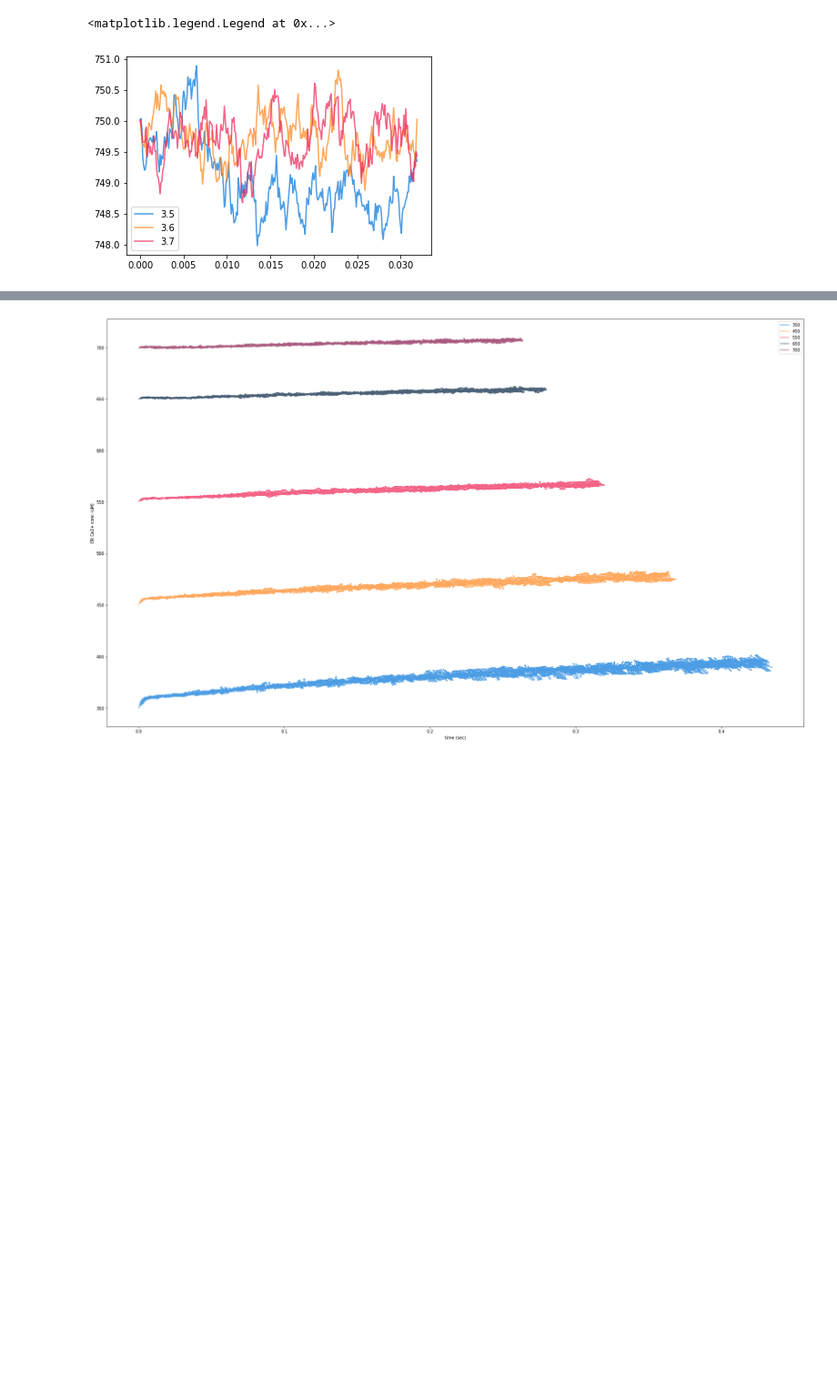
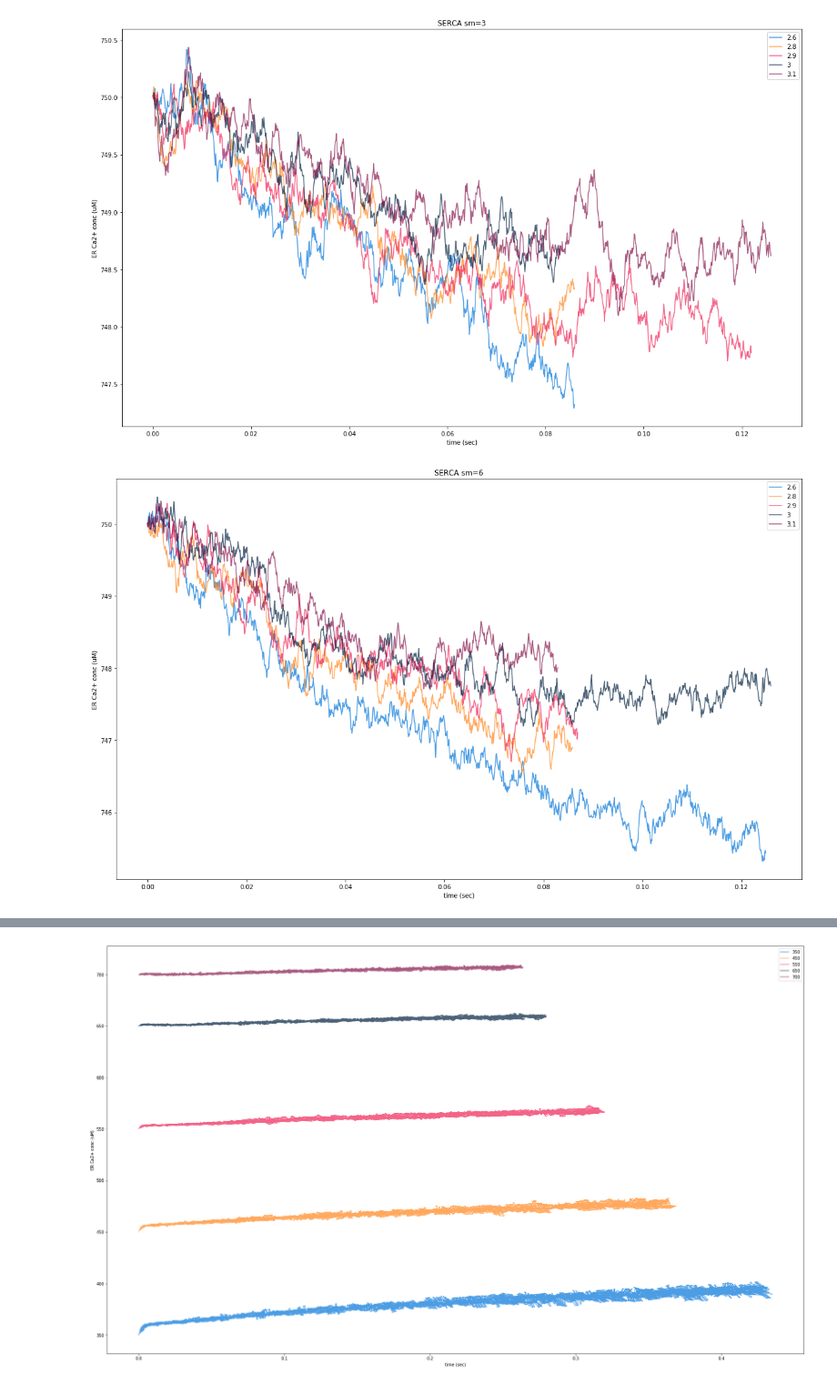
Before and after one commit to KabirDabholkar/tripartiteSynapse, a Jupyter notebook: tools/tools/SERCA brute 4 .ipynb, the cells around one changed output, grey strips where cells are left out. Shown at 91% size. Drawn from its saved outputs; the diff is of its cells as text; code cells hidden in the pictures; blank space fills up the shorter version.

Commit message:
optimizing serca parameters

```diff
--- a/tools/tools/SERCA brute 4 .ipynb
+++ b/tools/tools/SERCA brute 4 .ipynb
@@ -110,7 +111,7 @@ folder="/home/kabir/Project/tripartiteSynapse/brute750_6/"
 outfolder="brute7"
 serca_frac=[0.64657755, 0.29015902, 0.03641392, 0.01106246, 0.01186909, 0.00403319]
 serca_mult=[3,6,9,12]
-serca_f=[2,2.1,2.2]
+serca_f=[1.8,1.9]
 iterations=2000
 fnames=[]
 
@@ -125,7 +126,7 @@ folder="/home/kabir/Project/tripartiteSynapse/brute750_6/"
 outfolder="brute7"
 serca_frac=[0.58250749, 0.28762388, 0.06026734, 0.03595298, 0.02742567,0.0061074]
 serca_mult=[3,6,9,12]
-serca_f=[3.5,3.6,3.7]
+serca_f=[]#[2.6,2.8,2.9,3.0,3.1]
 iterations=2000
 fnames=[]
 
@@ -150,7 +151,7 @@ p=subprocess.call(["rsync","-arhP","subhadra@192.168.1.244:/storage/subhadra/kab
 ic=750
 
 serca_mult=[3,6,9,12]
-serca_f=[3.5,3.6,3.7]
+serca_f=[2.6,2.8,2.9,3,3.1]#[3.5,3.6,3.7]
 
 for sm in serca_mult:
     for sf in serca_f:
@@ -166,16 +167,26 @@ for sm in serca_mult:
         data[sm][sf]=np.loadtxt(data_file)
         data[sm][sf].T[1]*=1e15/N_avo/vol_er*1e6 #micromolar
 # %%
-#plot
+#plot 750
+%run optimize_slope.ipynb
 color=["#0074D9", "#FF851B", "#EE2255", "#001f3f", "#85144b", "#39CCCC", "#FFDC00",
        "#2ECC40", "#7FDBFF", "#B10DC9", "#3D9970", "#AAAAAA", "#000000"]
-sm=12
-for i,sf in enumerate(serca_f):
-    ydata=data[sm][sf].T[1]
-    xdata=data[sm][sf].T[0]
-    #ydata = gaussian_filter1d(ydata, sigma=0)
-    plt.plot(xdata,ydata,color=color[i%12],label=str(sf), alpha=0.7)
-plt.legend()
+
+for sm in serca_mult:
+    plt.figure(figsize=(20,12))
+    for i,sf in enumerate(serca_f):
+        ydata=data[sm][sf].T[1]
+        xdata=data[sm][sf].T[0]
+        #ydata = gaussian_filter1d(ydata, sigma=0)
+        plt.plot(xdata,ydata,color=color[i%12],label=str(sf), alpha=0.7)
+    #print("(Optimum sf, error)=",optimize_slope(data[sm],750))
+    plt.legend()
+    plt.title('SERCA sm='+str(sm))
+    plt.xlabel('time (sec)')
+    plt.ylabel('ER Ca2+ conc (uM)')
+    plt.legend()
+    #plt.savefig('/home/kabir/Project/plots/brute6/sm'+str(sm)+'eq'+'750'+'.eps')#"""
+    #print(optimize_slope(data[sm],750))
 # %% [output]
-<matplotlib.legend.Legend at 0x...>
-[figure, old version]
+[figure, new version]
+[figure, added]
```
Also changed, not shown: parts of 6 cells of this notebook, 30 other files.
